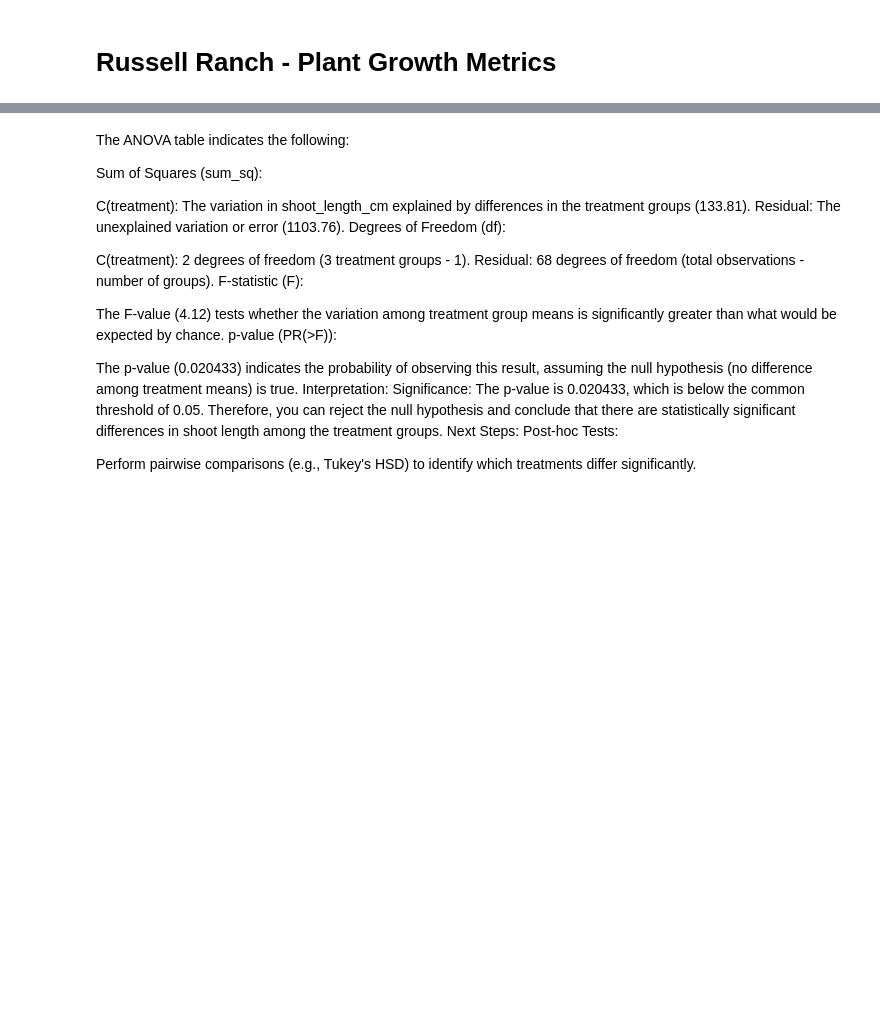
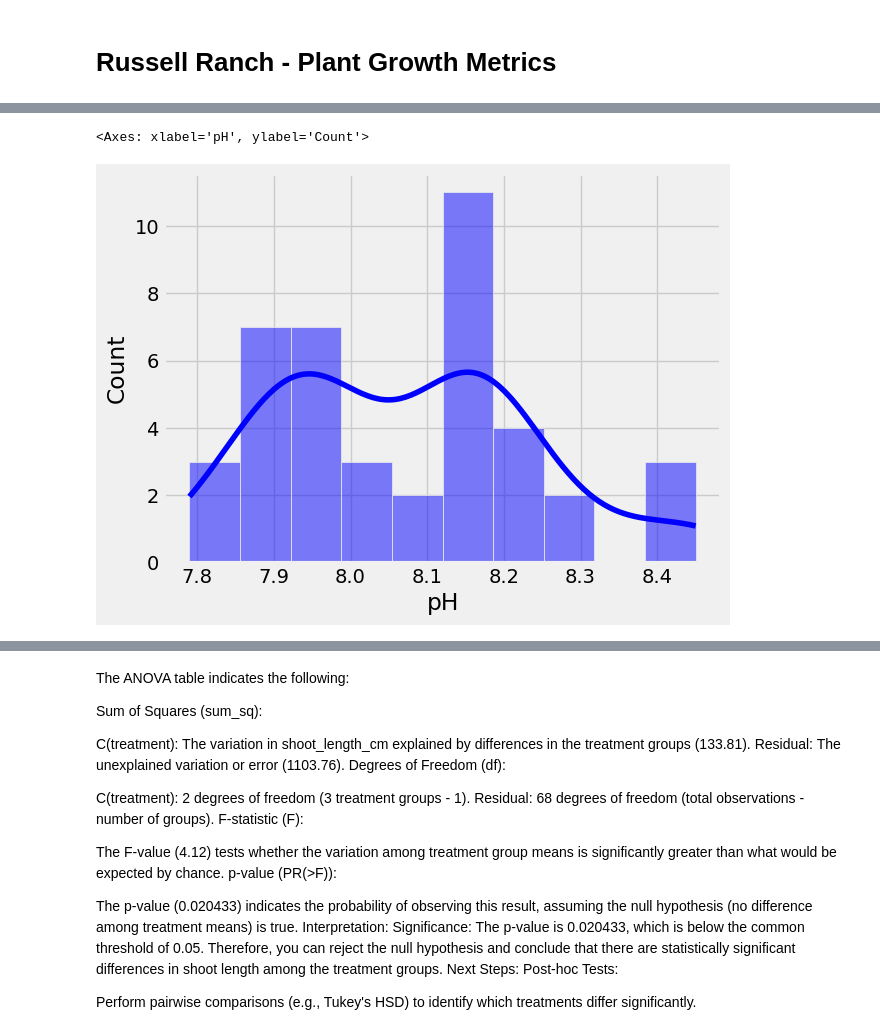
Before and after one commit to joelyreyes/senior-thesis-data-analysis, a Jupyter notebook: plant-growth-metrics/graph_test.ipynb, the cells around one changed output, grey strips where cells are left out. Cells and saved outputs as stored; diff of their text form; code cells hidden in the pictures; blank space fills up the shorter version.

```diff
--- a/plant-growth-metrics/graph_test.ipynb
+++ b/plant-growth-metrics/graph_test.ipynb
@@ -53,6 +67,14 @@ Man_chem_properties_df = Table().read_table('Man_Chemical_Properties.csv').to_df
 
 RR_chem_properties_df['category'] = RR_chem_properties_df['Soil'] + '_' + RR_chem_properties_df['Treatment']
 Man_chem_properties_df['category'] = Man_chem_properties_df['Soil'] + '_' + Man_chem_properties_df['Treatment']
+
+chem_properties_df = pd.concat([RR_chem_properties_df, Man_chem_properties_df])
+
+t0_chem_properties_df = chem_properties_df.where(chem_properties_df['Time'] == "T0").dropna()
+end_chem_properties_df = chem_properties_df.where(chem_properties_df['Time'] == "end").dropna()
+# RR_ph_averages_df = RR_chem_properties_df[['Treatment', 'pH', 'Time']]
+# RR_ph_averages_df.groupby(['Treatment', 'Time']).mean()
+# RR_ph_diffs_df = RR_ph_averages_df['Treatment']
 # %%
 def plot_chem_properties(data_label, title, x_label, y_label):
     fig, axes = plt.subplots(1, 2, figsize=(12,8))
@@ -77,0 +396,5 @@ plot_chem_properties('EC (uS/cm)', "Treatment vs Electrical Conductivity (per So
+# %%
+sns.histplot(end_chem_properties_df['pH'], kde=True, bins=10, color='blue')
+# %% [output]
+<Axes: xlabel='pH', ylabel='Count'>
+[figure, added]
```
Also changed, not shown: parts of 57 cells of this notebook, 6 other files.
